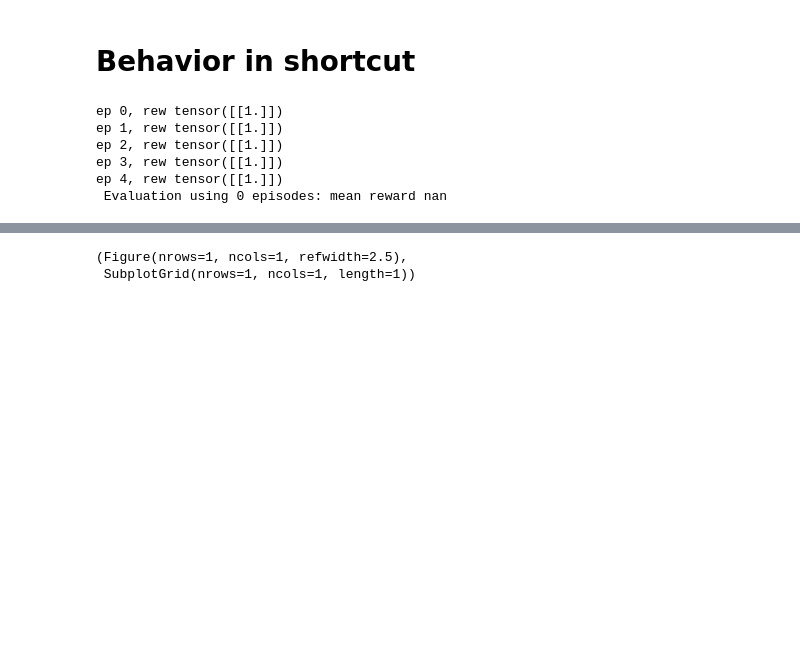
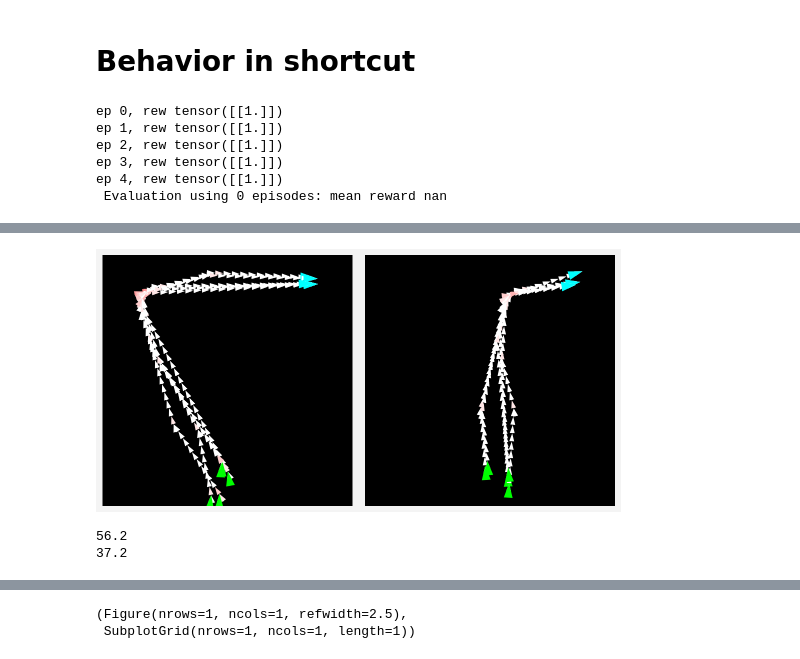
Before and after one commit to liuandrew/ppo_aux, a Jupyter notebook: write_and_test/visualize_behavior.ipynb, the cells around one changed output, grey strips where cells are left out. Saved outputs shown, nothing was run; the diff lists cells and outputs as text; code cells hidden in the pictures; blank space fills up the shorter version.

```diff
--- a/write_and_test/Untitled.ipynb
+++ b/write_and_test/visualize_behavior.ipynb
@@ -268,3 +287,10 @@ ep 2, rew tensor([[1.]])
 ep 3, rew tensor([[1.]])
 ep 4, rew tensor([[1.]])
  Evaluation using 0 episodes: mean reward nan
+# %%
+model, obs_rms = torch.load('../saved_models/shortcuts/shortcutnav_shortcutprob0.2batch128_t2.pt')
+
+res = evaluate(model, obs_rms, num_episodes=5, data_callback=nav_data_callback,
+              verbose=2, env_name='ShortcutNav-v0', env_kwargs={'shortcut_probability': 0})
+res2 = evaluate(model, obs_rms, num_episodes=5, data_callback=nav_data_callback,
+              verbose=2, env_name='ShortcutNav-v0', env_kwargs={'shortcut_probability': 1})
@@ -271,3 +311,28 @@ ep 4, rew tensor([[1.]])
+# %%
+fig, ax = pplt.subplots(ncols=2)
+
+pos = res['data']['pos']
+angle = res['data']['angle']
+
+pos2 = res2['data']['pos']
+angle2 = res2['data']['angle']
+
+for i in range(5):
+    p = pos[i]
+    a = angle[i]
+    draw_trajectory(p, a,  ax=ax[0])
+
+    p = pos2[i]
+    a = angle2[i]
+    draw_trajectory(p, a,  ax=ax[1])
+# %% [output]
+[figure, added]
+# %%
+print(np.mean([len(p) for p in pos]))
+print(np.mean([len(p) for p in pos2]))
+# %% [output]
+56.2
+37.2
 # %%
 %run gradients
 # %%
```
Also changed, not shown: parts of 10 cells of this notebook, 7 other files.
